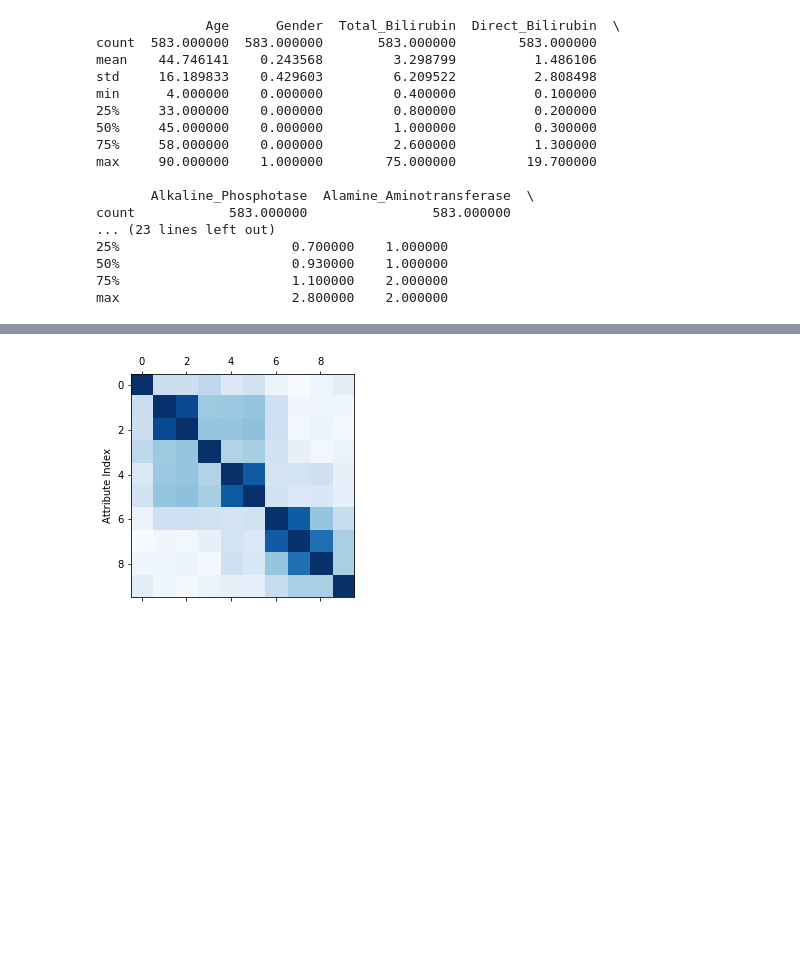
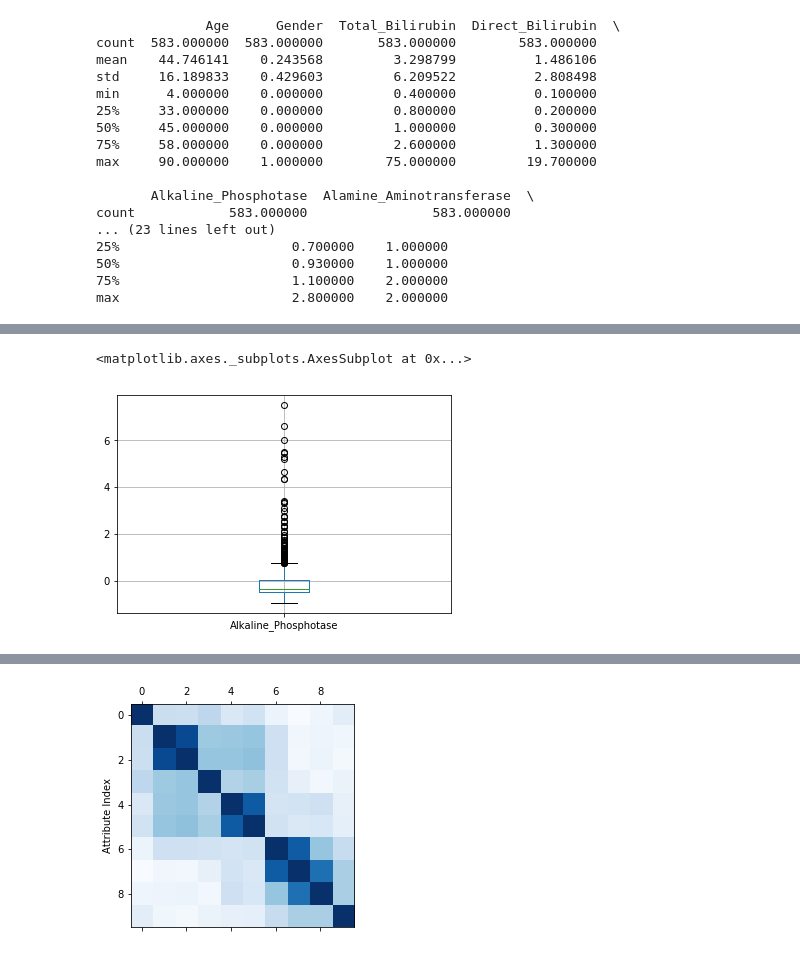
Before and after one commit to asharel/ml, a Jupyter notebook: LAB1/Recursos/pruebadatos.ipynb, the cells around one changed output, grey strips where cells are left out. Saved outputs shown, nothing was run; the diff lists cells and outputs as text; code cells hidden in the pictures; blank space fills up the shorter version.

```diff
--- a/LAB1/Recursos/pruebadatos.ipynb
+++ b/LAB1/Recursos/pruebadatos.ipynb
@@ -93,0 +143,5 @@ max                      2.800000    2.000000
+# %%
+dataset.boxplot(column='Alkaline_Phosphotase')
+# %% [output]
+<matplotlib.axes._subplots.AxesSubplot at 0x...>
+[figure, added]
```
Also changed, not shown: parts of 22 cells of this notebook, 10 other files.
